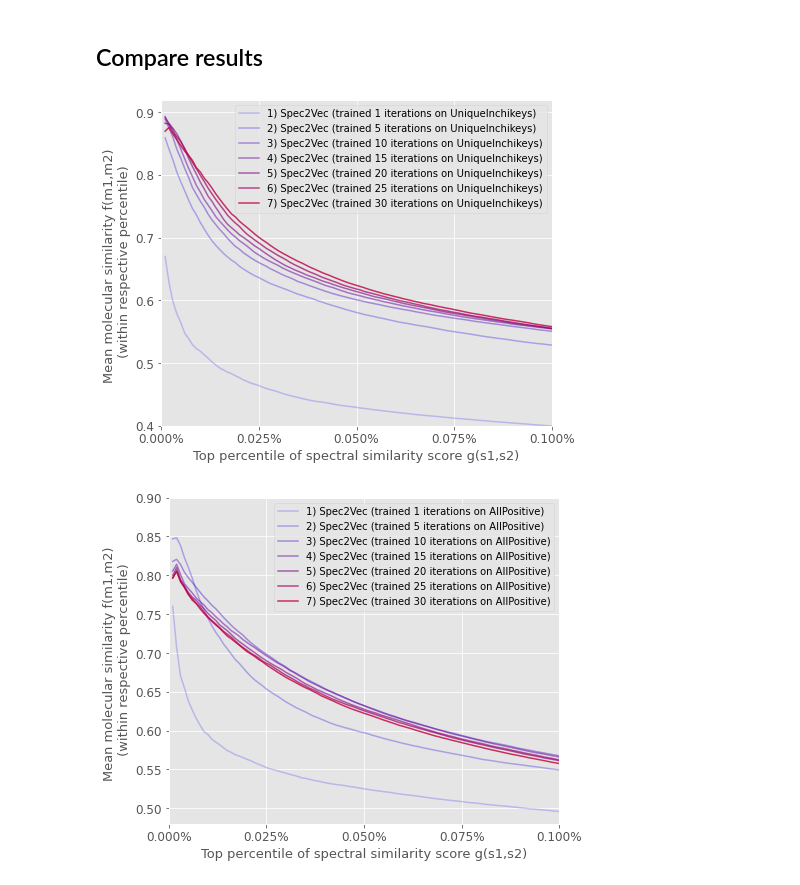
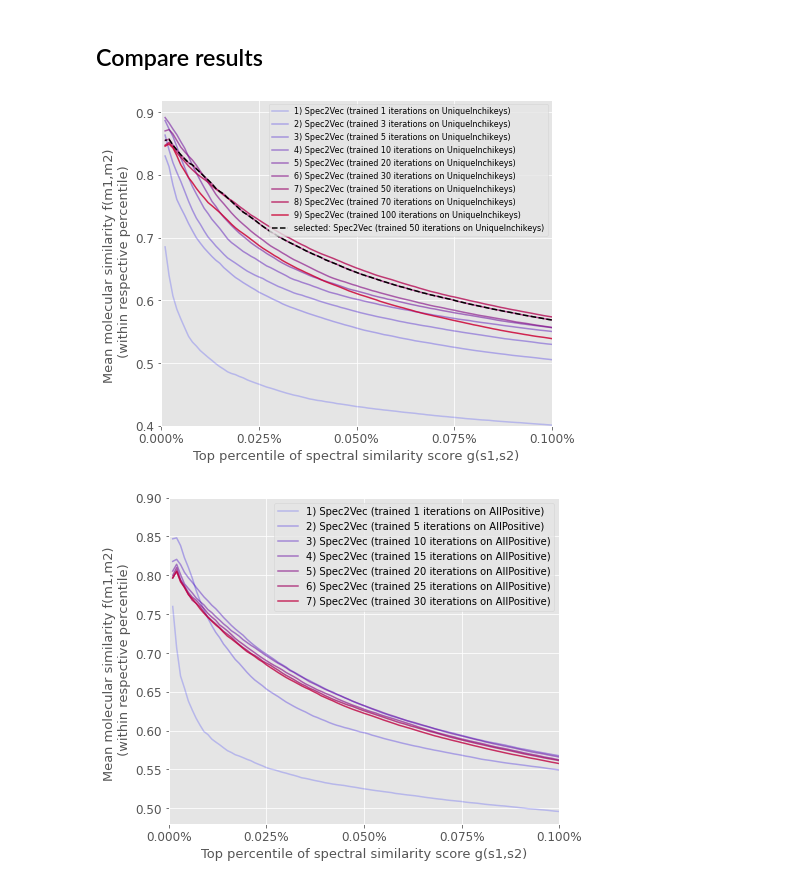
Before and after one commit to iomega/spec2vec, a Jupyter notebook: notebooks/iomega-workflow-5b-compare_model_iterations.ipynb, the cells around one changed output. Cells and saved outputs as stored; diff of their text form; code cells hidden in the pictures.

```diff
--- a/notebooks/iomega-workflow-5b-compare_model_iterations.ipynb
+++ b/notebooks/iomega-workflow-5b-compare_model_iterations.ipynb
@@ -85,7 +85,7 @@ from custom_functions.plotting_functions import plot_precentile
 # %%
 path_models = os.path.join(path_data, "trained_models")
 
-for iteration in [1, 5, 10, 15, 20, 25, 30]:
+for iteration in [1, 3, 5, 10, 15, 20, 25, 30, 40, 50, 60, 70, 80, 90, 100]:
     filename = "spec2vec_UniqueInchikeys_ratio05_filtered_iter_{}.model".format(iteration)
     model_file = os.path.join(path_models, filename)
 
@@ -163,41 +195,50 @@ similarity_matrix = spec2vec_similarity(documents, documents)
 path_models = os.path.join(path_data, "trained_models")
 
 percentiles = []
-for iteration in [1, 5, 10, 15, 20, 25, 30]:
+for iteration in [1, 3, 5, 10, 15, 20, 25, 30, 40, 50, 60, 70, 80, 90, 100]:
 
     filename = os.path.join(path_data, "percentile_spec2vec_2dec_UniqueInchikeys_iter_{}.npy".format(iteration))
     percentiles.append(np.load(filename))
 # %%
 from matplotlib import pyplot as plt
 
 #Compare all:
 num_bins = 100
 show_top_percentile = 0.1
 
 plt.style.use('ggplot')
 fig, ax = plt.subplots(figsize=(7,6))
 
 x_percentiles = (show_top_percentile / num_bins * (1 + np.arange(num_bins)))[::-1]
-iterations = [1, 5, 10, 15, 20, 25, 30]
+iterations = [1, 3, 5, 10, 15, 20, 25, 30, 40, 50, 60, 70, 80, 90, 100]
+iterations_plot = [1, 3, 5, 10, 20, 30, 50, 70, 100]
 
+color_count = 0
+color_max = len(iterations_plot) + 1
 for i, percentile in enumerate(percentiles):
-    plt.plot(x_percentiles, percentiles[i],
-             color=(i/8, 0, 1-i/8, 0.2+i/10),
-             label='{}) Spec2Vec (trained {} iterations on UniqueInchikeys)'.format((i+1), iterations[i]))
+    if iterations[i] in iterations_plot:
+        plt.plot(x_percentiles, percentiles[i],
+                 color=(color_count/color_max, 0, 1-color_count/color_max, 0.2+0.8*color_count/color_max),
+                 label='{}) Spec2Vec (trained {} iterations on UniqueInchikeys)'.format((color_count+1), iterations[i]))
+        color_count += 1
 
+i = 9
+plt.plot(x_percentiles, percentiles[i],
+         "--", color="black",
+         label='selected: Spec2Vec (trained {} iterations on UniqueInchikeys)'.format(iterations[i]))
 plt.xticks(fontsize=12)
 plt.yticks(fontsize=12)
-#plt.xticks(np.arange(0, 0.11, step=0.02), ('0.00%', '0.02%', '0.04%', '0.06%', '0.08%', '0.10%'))
+
 plt.xticks(np.linspace(0, show_top_percentile, 5),
            ["{:.3f}%".format(x) for x in np.linspace(0, show_top_percentile, 5)])
-plt.legend()
+plt.legend(fontsize=8)
 plt.xlabel("Top percentile of spectral similarity score g(s1,s2)", fontsize=13)
 plt.ylabel("Mean molecular similarity f(m1,m2) \n (within respective percentile)", fontsize=13)
 plt.xlim(0, 0.1)
 plt.ylim(0.4, 0.92)
 plt.savefig(os.path.join(path_data, 'Benchmarking_UniqueInchikeys_model_iterations.pdf'))
 # %% [output]
-[figure, old version]
+[figure, new version]
 # %%
 path_models = os.path.join(path_data, "trained_models")
 
```
Also changed, not shown: parts of 3 cells of this notebook, 2 other files.
